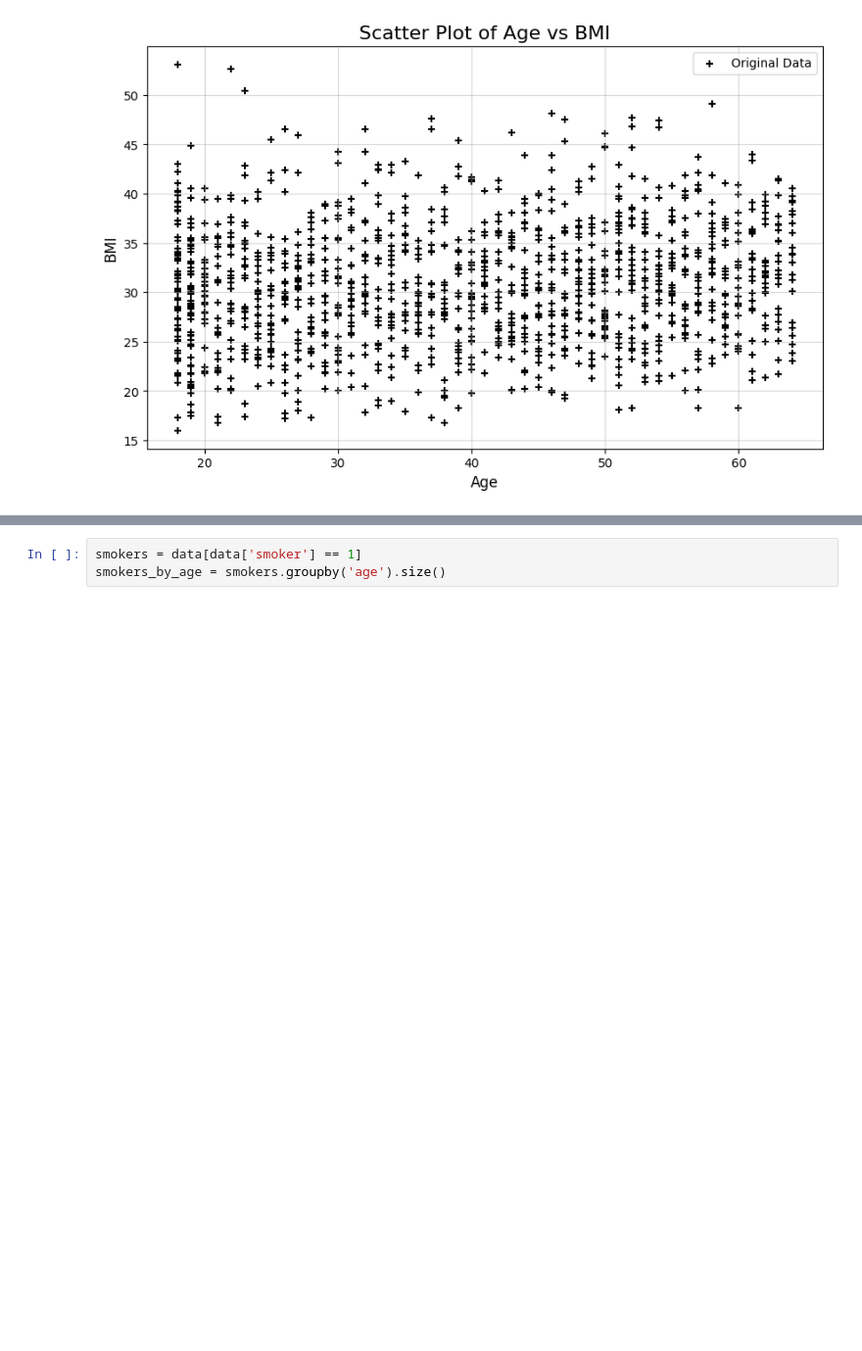
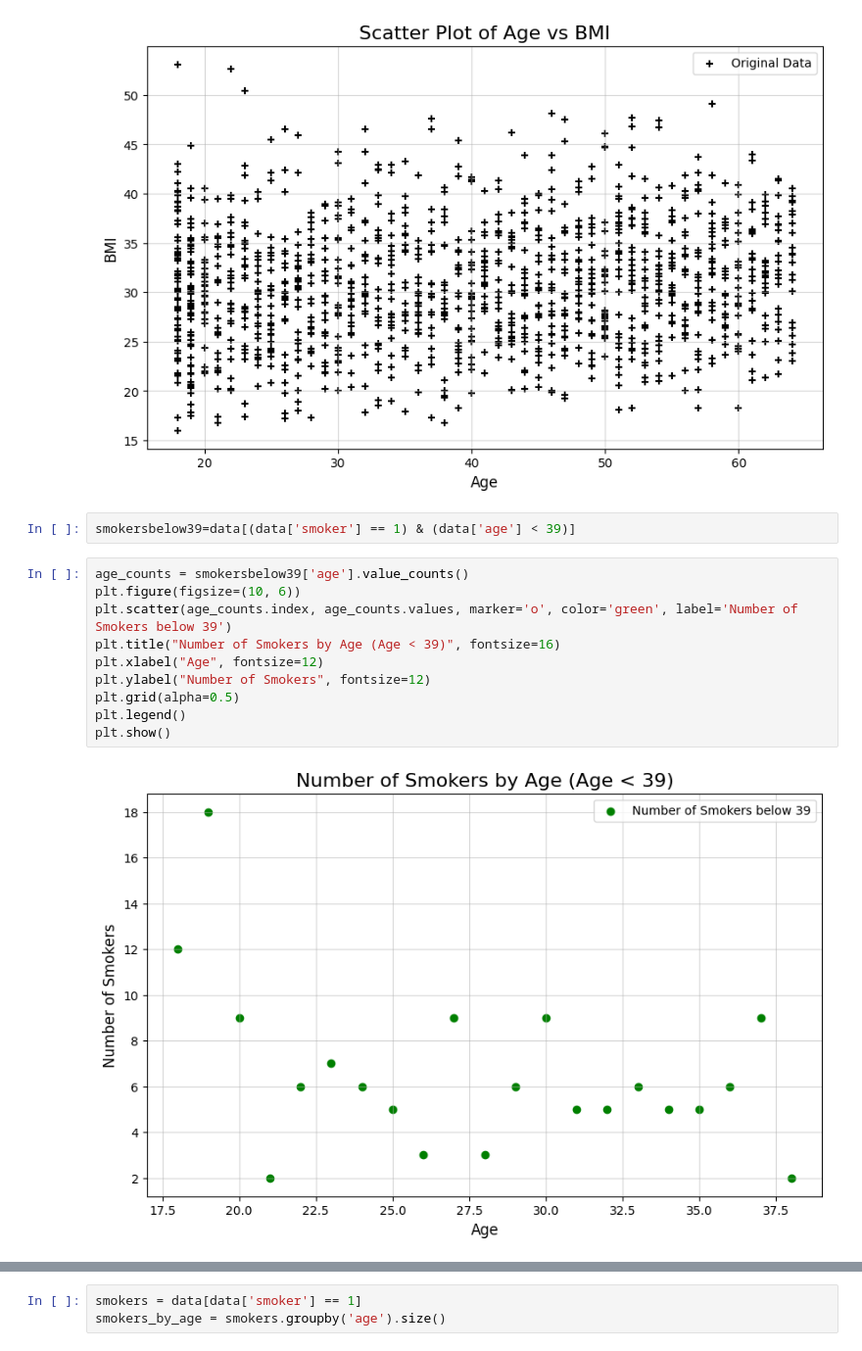
Before and after one commit to Akhilanandateja/Data_analysis_using_Python, a Jupyter notebook: DAUP_1.ipynb, the cells around one changed output, grey strips where cells are left out. Shown: that part at 98% size. Cells and saved outputs as stored; diff of their text form; blank space fills up the shorter version.

```diff
--- a/DAUP_1.ipynb
+++ b/DAUP_1.ipynb
@@ -101,3 +124,17 @@ plt.grid(alpha=0.5)
 plt.show()
 # %% [output]
 [figure]
+# %%
+smokersbelow39=data[(data['smoker'] == 1) & (data['age'] < 39)]
+# %%
+age_counts = smokersbelow39['age'].value_counts()
+plt.figure(figsize=(10, 6))
+plt.scatter(age_counts.index, age_counts.values, marker='o', color='green', label='Number of Smokers below 39')
+plt.title("Number of Smokers by Age (Age < 39)", fontsize=16)
+plt.xlabel("Age", fontsize=12)
+plt.ylabel("Number of Smokers", fontsize=12)
+plt.grid(alpha=0.5)
+plt.legend()
+plt.show()
+# %% [output]
+[figure, added]
```
Also changed, not shown: parts of 5 cells of this notebook.
